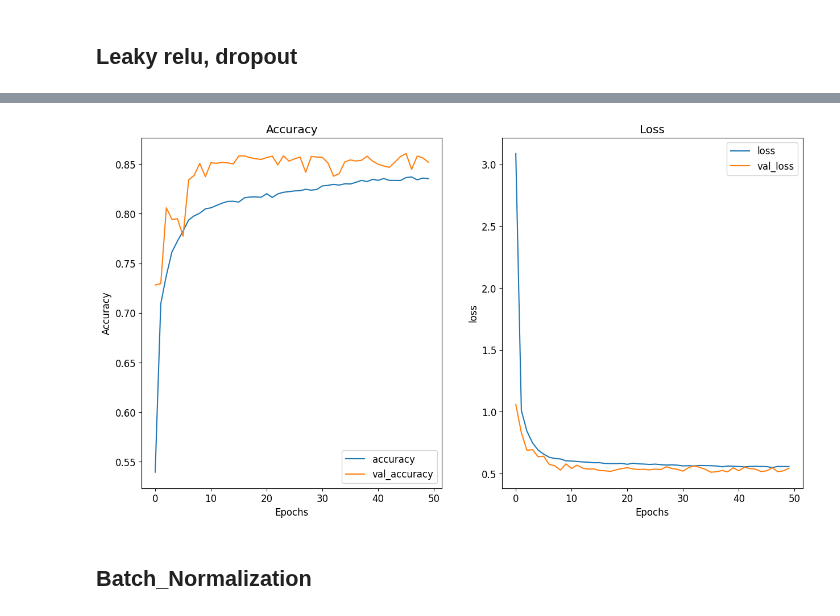
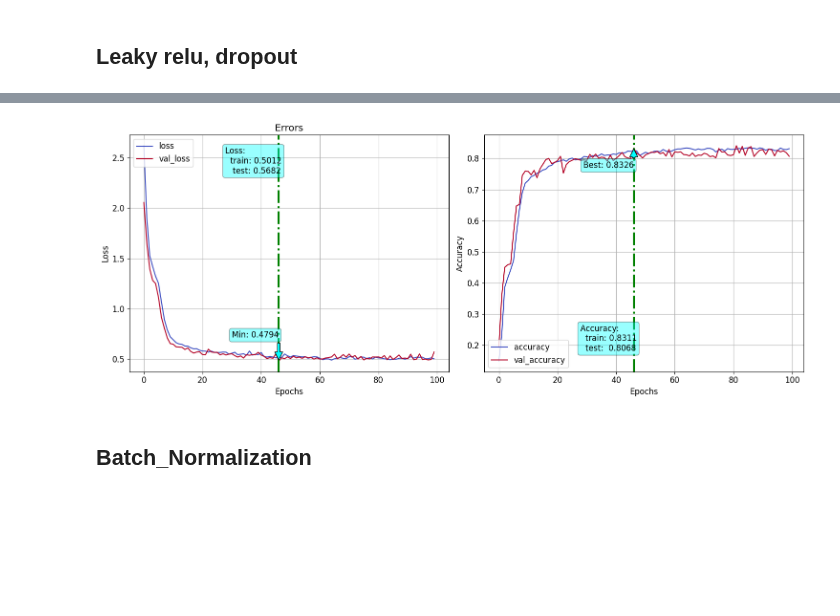
Before and after one commit to gpgaikwad576/DAIAugust2025, a Jupyter notebook: Python/Anurag/DeepLearning/theory/Day4_fashion_mnist.ipynb, the cells around one changed output, grey strips where cells are left out. Saved outputs shown, nothing was run; the diff lists cells and outputs as text; code cells hidden in the pictures; blank space fills up the shorter version.

```diff
--- a/Python/Anurag/DeepLearning/theory/Day4_fashion_mnist.ipynb
+++ b/Python/Anurag/DeepLearning/theory/Day4_fashion_mnist.ipynb
@@ -300,3 +334,34 @@ model.compile(optimizer=tf.keras.optimizers.Adam(ALPHA),
+# %%
+# import keras
+regularizer = tf.keras.regularizers.l2()
+
+model = tf.keras.Sequential([
+    tf.keras.Input(shape=(X_train.shape[1],)),
+    tf.keras.layers.Dense(512,activation='relu',kernel_regularizer=regularizer()),
+    tf.keras.layers.Dropout(0.5),
+
+    tf.keras.layers.Dense(256,activation='relu',),
+    tf.keras.layers.Dropout(0.3),
+
+    tf.keras.layers.Dense(124,activation='relu',),
+    tf.keras.layers.Dropout(0.2),
+
+    tf.keras.layers.Dense(64,activation='relu'),
+    tf.keras.layers.Dropout(0.1),
+
+    tf.keras.layers.Dense(36,activation='relu',),
+    tf.keras.layers.Dropout(0.025),
+
+    tf.keras.layers.Dense(18,activation='relu',),
+
+
+    tf.keras.layers.Dense(10),
+
+])
+
+model.compile(optimizer=tf.keras.optimizers.Adam(ALPHA),
+              loss=tf.keras.losses.SparseCategoricalCrossentropy(from_logits=True),
+              metrics=['accuracy'])
 # %%
 history = model.fit(train_ds,validation_data=test_ds,epochs=100)
 # %% [output]
@@ -355,2 +384,0 @@ model.compile(optimizer=tf.keras.optimizers.Adam(ALPHA),
-# %%
-history = model.fit(train_ds,validation_data=test_ds,epochs=100)
@@ -375,7 +385,12 @@ Epoch 100/100
-# %%
-fn_plot_tf_hist(history)
-# %% [output]
-[figure, removed]
+# %%
+hist_df = pd.DataFrame(data={'accuracy':history.history['accuracy'],
+                                 'loss':history.history['loss'],
+                                 'val_accuracy':history.history['val_accuracy'],
+                                 'val_loss':history.history['val_loss']},
+                                 )
+fn_plot_tf_hist(hist_df=hist_df)
+# %% [output]
+[figure, added]
 # %% [markdown]
 ## Batch_Normalization
 # %%
```
Also changed, not shown: parts of 12 cells of this notebook, 3 other files.
